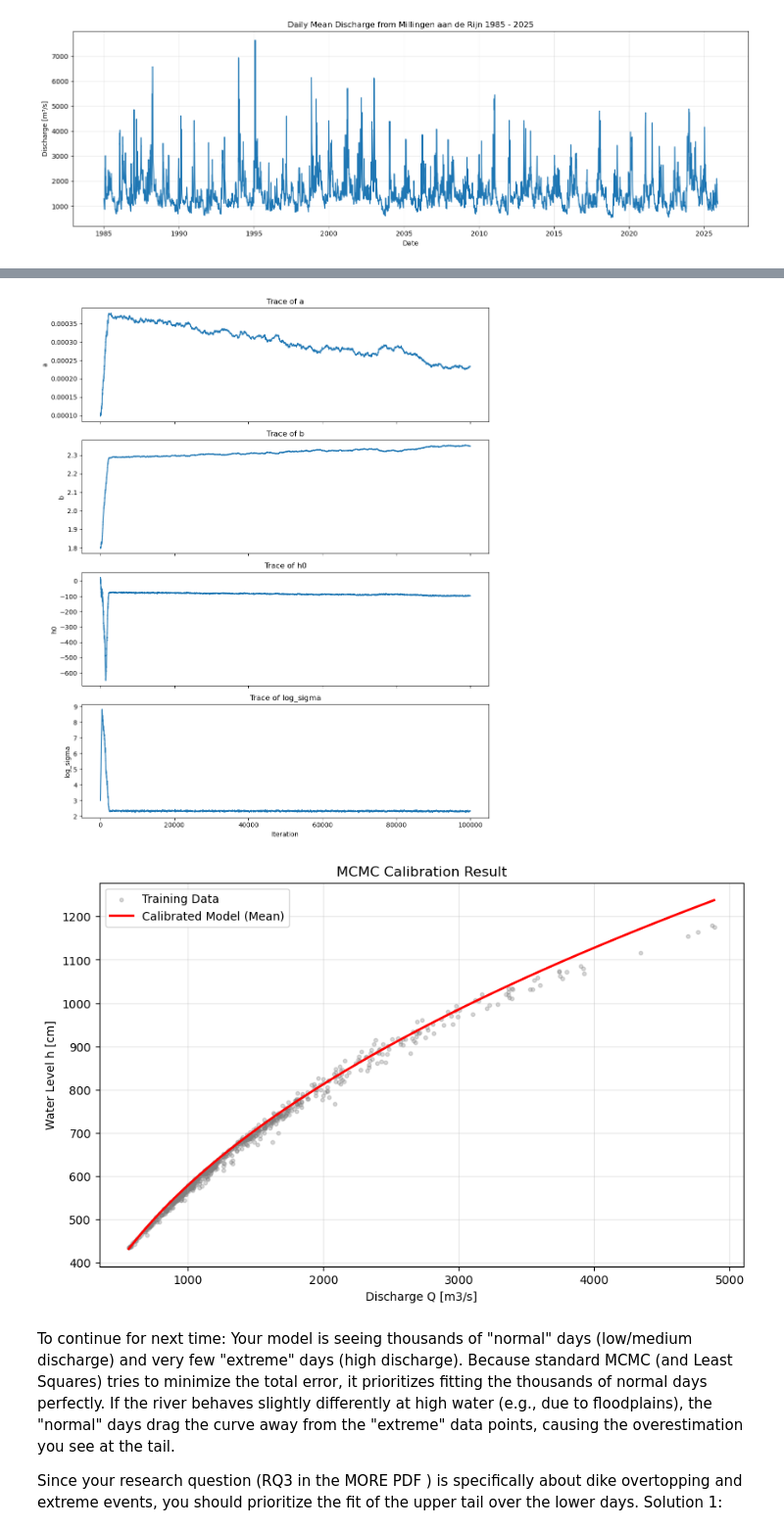
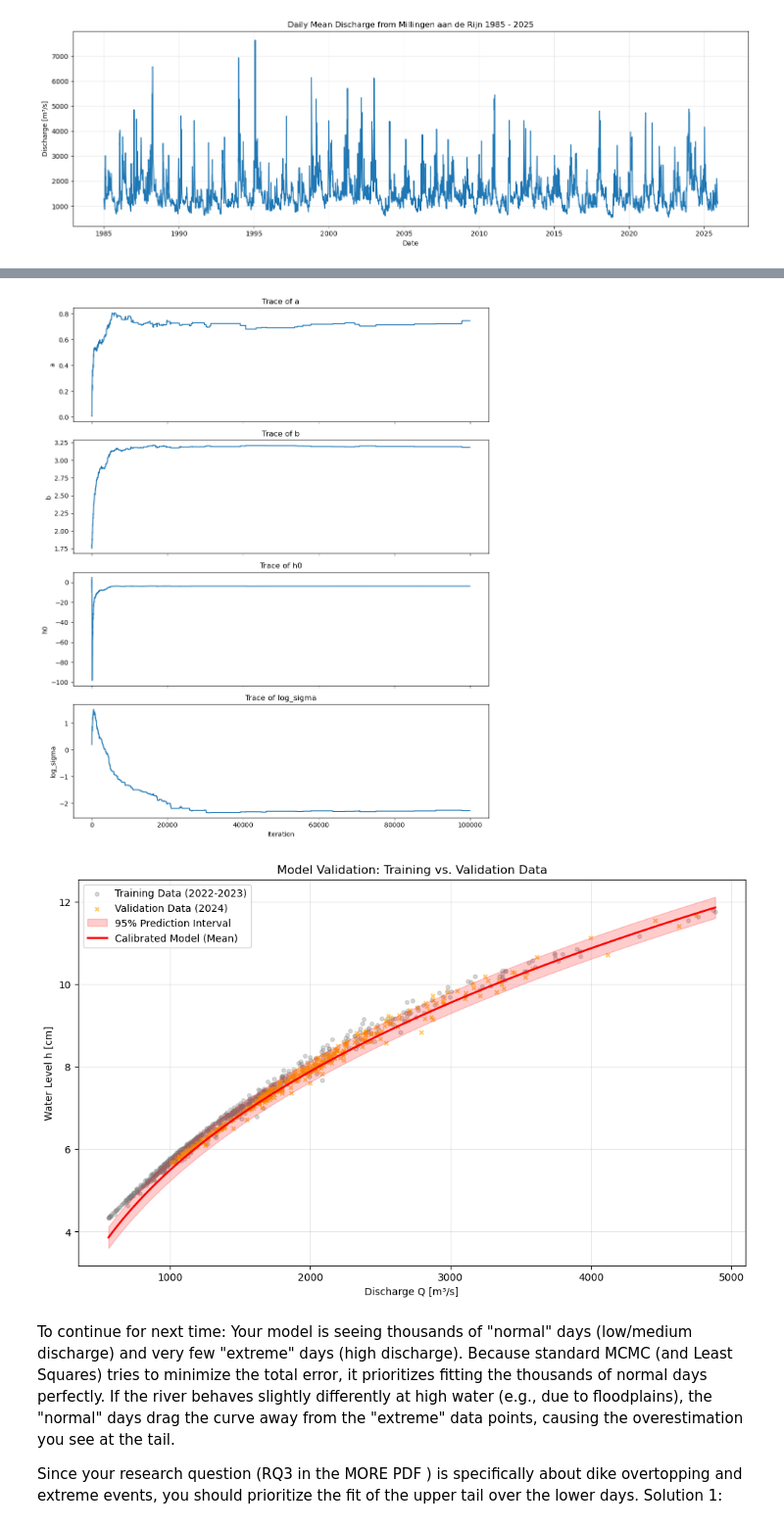
Before and after one commit to Loe-SS/MORE, a Jupyter notebook: discharge_data_analysis.ipynb, the cells around one changed output, grey strips where cells are left out. Shown at 98% size. Drawn from its saved outputs; the diff is of its cells as text; code cells hidden in the pictures.

```diff
--- a/discharge_data_analysis.ipynb
+++ b/discharge_data_analysis.ipynb
@@ -62,8 +62,9 @@ df_h = pd.read_csv(filename, sep=';', encoding="latin1")
 df_h["datum"] = pd.to_datetime(df_h["WAARNEMINGDATUM"],dayfirst=True)
 df_h["waarde"] = pd.to_numeric(df_h["NUMERIEKEWAARDE"].astype(str).str.replace(",", "."))
 df_h.loc[df_h["waarde"] > 1e5, "waarde"] = np.nan # remove outliers
-df_h = df_h.dropna(subset=["datum", "waarde"]) # drop rows with NaN in 'datum' or 'waarde'
-h_series = df_h.groupby("datum")["waarde"].mean() # transform to daily mean
+df_h['waarde_meters'] = df_h['waarde'] / 100.0
+df_h = df_h.dropna(subset=["datum", "waarde_meters"]) # drop rows with NaN in 'datum' or 'waarde_meters'
+h_series = df_h.groupby("datum")["waarde_meters"].mean() # transform to daily mean
 print(h_series.index)
 
 plt.figure(figsize=(15, 5))
@@ -203,10 +221,10 @@ def log_posterior(theta, Q_data, h_data):
     return lp + log_likelihood(theta, Q_data, h_data)
 
 initial_h0 = np.min(h_train) - 50
-initial_theta = np.array([0.0001, 1.8, 10, 3.0])
+initial_theta = np.array([0.01, 1.8, 5, 0.2])
 step_sizes = np.array([
-    0.000001,
-    0.001,
+    0.01,
+    0.01,
     5,
     0.03
 ])
@@ -276,19 +294,37 @@ plt.tight_layout()
 plt.show()
 
 # Plot Fit
-plt.figure(figsize=(10, 6))
-# 1. Plot Training Data
-plt.scatter(Q_train, h_train, alpha=0.3, label='Training Data', color='gray', s=10)
+plt.figure(figsize=(12, 7))
 
-# 2. Plot Model Curve (using best fit)
-Q_range = np.linspace(np.min(Q_train), np.max(Q_train), 100)
-h_best_fit = stage_discharge_model(Q_range, a_est, b_est, h0_est)
-plt.plot(Q_range, h_best_fit, color='red', linewidth=2, label='Calibrated Model (Mean)')
+# 1. Plot Training Data (The data the model learned from)
+plt.scatter(Q_train, h_train, alpha=0.3, label='Training Data (2022-2023)', color='gray', s=15)
 
-plt.xlabel("Discharge Q [m3/s]")
+# 2. Plot Validation Data (The "Test" - 2024)
+plt.scatter(Q_val, h_val, alpha=0.6, label='Validation Data (2024)', color='orange', s=15, marker='x')
+
+# 3. Generate the Model Curve
+# We extend the range to cover both training and validation discharges
+Q_min = min(np.min(Q_train), np.min(Q_val))
+Q_max = max(np.max(Q_train), np.max(Q_val))
+Q_range = np.linspace(Q_min, Q_max, 200)
+
+# Calculate the mean curve
+h_mean_fit = stage_discharge_model(Q_range, a_est, b_est, h0_est)
+
+# 4. Calculate 95% Prediction Interval (Crucial for validation!)
+# This adds the model error (sigma) to show where future points should land
+upper_bound = h_mean_fit + 1.96 * sigma_est
+lower_bound = h_mean_fit - 1.96 * sigma_est
+
+# Plot the intervals
+plt.fill_between(Q_range, lower_bound, upper_bound, color='red', alpha=0.2, label='95% Prediction Interval')
+plt.plot(Q_range, h_mean_fit, color='red', linewidth=2, label='Calibrated Model (Mean)')
+
+plt.xlabel("Discharge Q [m³/s]")
 plt.ylabel("Water Level h [cm]")
-plt.title("MCMC Calibration Result")
+plt.title("Model Validation: Training vs. Validation Data")
 plt.legend()
 plt.grid(True, alpha=0.3)
+
 plt.show()
 # %% [output]
@@ -312,5 +348,5 @@ sigma (Err): 11.0862
-[figure, old version]
+[figure, new version]
-[figure, old version]
+[figure, new version]
 # %% [markdown]
 To continue for next time: Your model is seeing thousands of "normal" days (low/medium discharge) and very few "extreme" days (high discharge). Because standard MCMC (and Least Squares) tries to minimize the total error, it prioritizes fitting the thousands of normal days perfectly. If the river behaves slightly differently at high water (e.g., due to floodplains), the "normal" days drag the curve away from the "extreme" data points, causing the overestimation you see at the tail.
 
```
Also changed, not shown: parts of 4 cells of this notebook.
